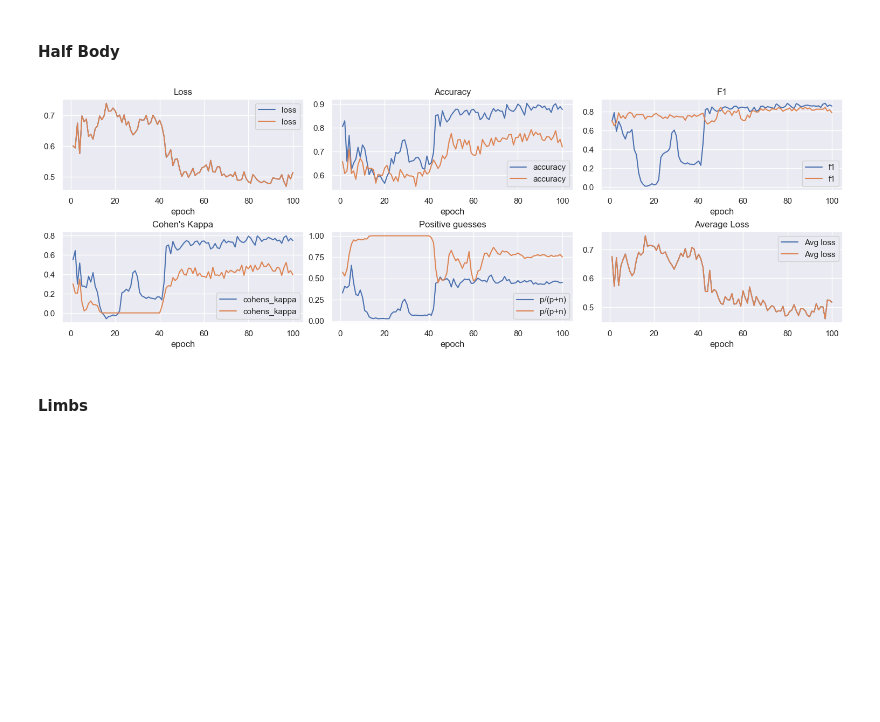
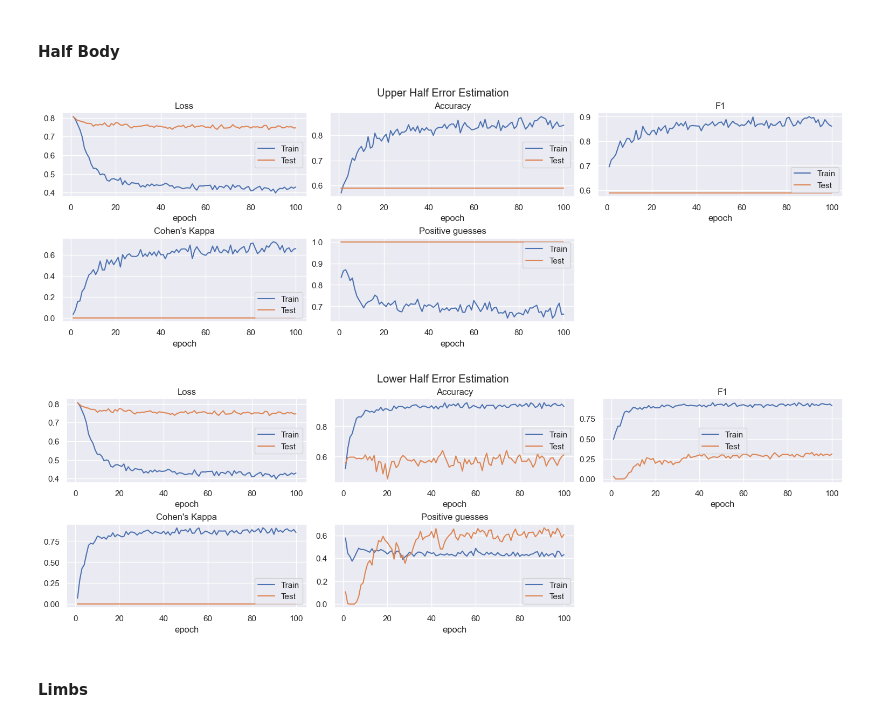
Before and after one commit to LeonardoPohl/FESD, a Jupyter notebook: FESDModel/ModelEvaluation.ipynb, the cells around one changed output. Cells and saved outputs as stored; diff of their text form; code cells hidden in the pictures; blank space fills up the shorter version.

```diff
--- a/FESDModel/ModelEvaluation.ipynb
+++ b/FESDModel/ModelEvaluation.ipynb
@@ -93,8 +93,8 @@ Here we create all graphs and analysis for the training
 # %%
 # Load the results of training and testing
 
-df_model = pd.read_parquet('ModelAnalysis.parquet.gzip')
+df_model = pd.read_parquet('ModelAnalysis.parquet_lr_0.00005.gzip')
 df_model["difficulty"] = df_model.apply(lambda x: int(x["exercise"][2]), axis=1)
 df_model["mode"] = df_model["mode"].apply(lambda x: Mode.from_str(mode_str=x))
-print(df_model.columns)
+df_model.head()
 # %% [output]
@@ -113,7 +115,7 @@ coi_tf_pn = ["tp", "tn", "fp", "fn", "p", "n"]
 # %% [markdown]
 ### Training Evaluation
 # %%
-df_model_train = df_model[df_model["train_test"] == "train"]
+df_model_train = df_model#[df_model["train_test"] == "train"]
 # %% [markdown]
 #### Full Body Model
 # %%
@@ -137,28 +163,49 @@ plt.show()
 df_model_train_hb = df_model_train[df_model_train["mode"] == Mode.HALF_BODY]
 df_model_train_hb["joint"] = df_model_train_hb["joint_id"].apply(lambda x: body_halves[x])
 # %%
-fig, axs = plt.subplots(nrows=2, ncols=3)
+fig_uh, axs_uh = plt.subplots(nrows=2, ncols=3)
+fig_lh, axs_lh = plt.subplots(nrows=2, ncols=3)
 
-vals_lh = df_model_train_hb[df_model_train_hb["joint"] == "Lower Half"]
-vals_uh = df_model_train_hb[df_model_train_hb["joint"] == "Upper Half"]
+vals_lh_tr = df_model_train_hb[df_model_train_hb["joint"] == "Lower Half"][df_model_train_hb["train_test"] == "train"]
+vals_lh_te = df_model_train_hb[df_model_train_hb["joint"] == "Lower Half"][df_model_train_hb["train_test"] == "test"]
+vals_uh_tr = df_model_train_hb[df_model_train_hb["joint"] == "Upper Half"][df_model_train_hb["train_test"] == "train"]
+vals_uh_te = df_model_train_hb[df_model_train_hb["joint"] == "Upper Half"][df_model_train_hb["train_test"] == "test"]
 
 def plot(df, axs):
   df = df[["epoch", "loss", "accuracy", "f1", "cohens_kappa", "p/(p+n)", "Avg loss"]].groupby(["epoch"]).mean()
 
   df.plot(y="loss", figsize=(15, 5), title="Loss", ax=axs[0][0])
   df.plot(y="accuracy" , figsize=(15, 5), title="Accuracy", ax=axs[0][1])
   df.plot(y="f1" , figsize=(15, 5), title="F1", ax=axs[0][2])
   df.plot(y="cohens_kappa" , figsize=(15, 5), title="Cohen's Kappa", ax=axs[1][0])
   df.plot(y="p/(p+n)" , figsize=(15, 5), title="Positive guesses", ax=axs[1][1])
-  df.plot(y="Avg loss" , figsize=(15, 5), title="Average Loss", ax=axs[1][2])
 
-plot(vals_lh, axs)
-plot(vals_uh, axs)
+plot(vals_lh_tr, axs_lh)
+plot(vals_lh_te, axs_lh)
 
-fig.tight_layout(pad=.5)
+for ax in axs_lh.flatten():
+  ax.legend(["Train", "Test"])
+
+fig_lh.delaxes(axs_lh[1][2])
+fig_lh.suptitle("Lower Half Error Estimation")
+fig_lh.tight_layout(pad=.5)
+plt.savefig("figures/results/hb/HalfBodyErrorEstimation_uh.png", dpi=300)
+
+plot(vals_uh_tr, axs_uh)
+plot(vals_uh_te, axs_uh)
+
+for ax in axs_uh.flatten():
+  ax.legend(["Train", "Test"])
+
+fig_uh.delaxes(axs_uh[1][2])
+fig_uh.suptitle("Upper Half Error Estimation")
+
+fig_uh.tight_layout(pad=.5)
+plt.savefig("figures/results/hb/HalfBodyErrorEstimation_lh.png", dpi=300)
 plt.show()
 # %% [output]
-[figure, old version]
+[figure, new version]
+[figure, added]
 # %% [markdown]
 #### Limbs
 # %% [markdown]
```
Also changed, not shown: parts of 30 cells of this notebook, 3 other files.
